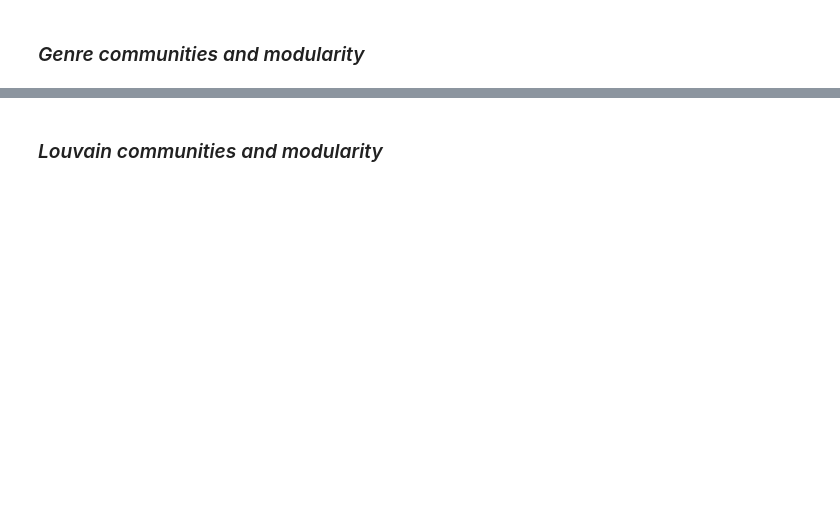
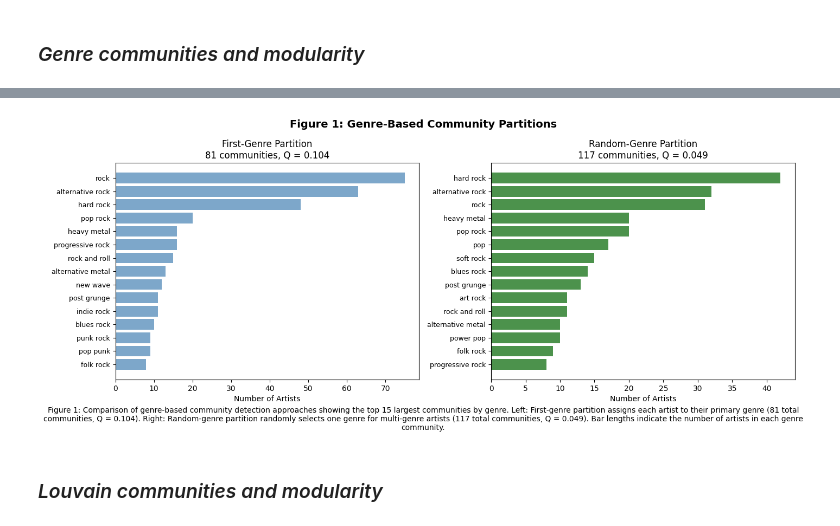
Before and after one commit to malinhauglandh/rock-star-performers, a Jupyter notebook: communities/find_communities.ipynb, the cells around one changed output, grey strips where cells are left out. Saved outputs shown, nothing was run; the diff lists cells and outputs as text; code cells hidden in the pictures; blank space fills up the shorter version.

```diff
--- a/communities/find_communities.ipynb
+++ b/communities/find_communities.ipynb
@@ -140,16 +32,15 @@ from networkx.algorithms.community.quality import modularity as nx_modularity
 RANDOM_SEED = 42
 # ---------------------------
 
-assert 'H' in globals(), "I expected a subgraph H with the nodes you keep."
-assert 'resolved' in globals(), "I expected a dict 'resolved' mapping node -> genres info."
+assert 'H' in globals()
+assert 'resolved' in globals()
 
-# Helper: get genre list for a node from your 'resolved' dict, respecting your original values.
+# Helper: get genre list for a node
 def get_genres(n):
     # Get the JSON key for this node
     json_key = resolved[n]
     # Get the genres list from the raw genres data
     gl = genres_raw.get(json_key, [])
-    # Use as-is (no normalization); just ensure it's a list of non-empty strings
     return [g for g in gl if str(g).strip()]
 
 # Build communities from node labels
@@ -157,33 +48,21 @@ def communities_from_labels(graph, labels_dict):
     groups = defaultdict(set)
     for node, label in labels_dict.items():
         groups[label].add(node)
-    # drop empties (shouldn't happen)
     return [s for s in groups.values() if s]
 
-# Print partition stats
-def part_stats(title, labels_dict, graph):
-    c = Counter(labels_dict.values())
-    sizes = sorted(c.values())
-    median = sizes[len(sizes)//2] if sizes else 0
-    print(f"\n[{title}] groups={len(c)}  avg size={graph.number_of_nodes()/max(1,len(c)):.1f}  median size={median}")
-    for lab, sz in c.most_common(10):
-        print(f"  - {lab}: {sz}")
 
-print(f"Working subgraph: {H.number_of_nodes():,} nodes, {H.number_of_edges():,} edges")
-
-# A) FIRST GENRE
+# A) FIRST GENRE PARTITION
 labels_first = {}
 for n in H.nodes():
     gl = get_genres(n)
     if not gl:
         continue
-    labels_first[n] = gl[0]  # <-- use first genre exactly as stored
+    labels_first[n] = gl[0]
+
 comms_first = communities_from_labels(H, labels_first)
 Q_first = nx_modularity(H, comms_first)
-part_stats("First-genre partition", labels_first, H)
-print(f"\nModularity Q (first genre): {Q_first:.4f}")
 
-# B) RANDOM GENRE for multi-genre nodes
+# B) RANDOM GENRE PARTITION
 rng = random.Random(RANDOM_SEED)
 labels_rand = {}
 for n in H.nodes():
@@ -191,12 +70,53 @@ for n in H.nodes():
     if not gl:
         continue
     labels_rand[n] = gl[0] if len(gl) == 1 else rng.choice(gl)
+
 comms_rand = communities_from_labels(H, labels_rand)
 Q_rand = nx_modularity(H, comms_rand)
-part_stats("Random-genre partition (multi-genre randomized)", labels_rand, H)
-print(f"\nModularity Q (random genre): {Q_rand:.4f}")
 
-labels_spec = {n: get_genres(n)[0] for n in H.nodes()}
-comms_spec = communities_from_labels(H, labels_spec)
-Q_spec = nx_modularity(H, comms_spec)
+# Create visualization of genre partitions
+import matplotlib.pyplot as plt
+import pandas as pd
+
+fig, (ax1, ax2) = plt.subplots(1, 2, figsize=(14, 6))
+
+# First genre partition
+counts_first = Counter(labels_first.values())
+top_15_first = counts_first.most_common(15)
+df_first = pd.DataFrame(top_15_first, columns=['Genre', 'Artists'])
+
+ax1.barh(range(len(df_first)), df_first['Artists'], color='steelblue', alpha=0.7)
+ax1.set_yticks(range(len(df_first)))
+ax1.set_yticklabels([g[:20] + '...' if len(g) > 20 else g for g in df_first['Genre']], fontsize=9)
+ax1.set_xlabel('Number of Artists')
+ax1.set_title(f'First-Genre Partition\n{len(counts_first)} communities, Q = {Q_first:.3f}')
+ax1.invert_yaxis()
+
+# Random genre partition
+counts_rand = Counter(labels_rand.values())
+top_15_rand = counts_rand.most_common(15)
+df_rand = pd.DataFrame(top_15_rand, columns=['Genre', 'Artists'])
+
+ax2.barh(range(len(df_rand)), df_rand['Artists'], color='darkgreen', alpha=0.7)
+ax2.set_yticks(range(len(df_rand)))
+ax2.set_yticklabels([g[:20] + '...' if len(g) > 20 else g for g in df_rand['Genre']], fontsize=9)
+ax2.set_xlabel('Number of Artists')
+ax2.set_title(f'Random-Genre Partition\n{len(counts_rand)} communities, Q = {Q_rand:.3f}')
+ax2.invert_yaxis()
+
+plt.suptitle('Figure 1: Genre-Based Community Partitions', fontsize=14, fontweight='bold')
+
+# Add figure caption
+caption_text = (f"Figure 1: Comparison of genre-based community detection approaches showing the top 15 largest "
+               f"communities by genre. Left: First-genre partition assigns each artist to their primary "
+               f"genre ({len(counts_first)} total communities, Q = {Q_first:.3f}). Right: Random-genre "
+               f"partition randomly selects one genre for multi-genre artists ({len(counts_rand)} total "
+               f"communities, Q = {Q_rand:.3f}). Bar lengths indicate the number of artists in each genre community.")
+
+fig.text(0.5, 0.02, caption_text, fontsize=10, ha='center', va='bottom',
+         wrap=True, transform=fig.transFigure)
+
+plt.tight_layout()
+plt.subplots_adjust(bottom=0.18)
+plt.show()
 # %% [output]
@@ -220,3 +123,4 @@ Modularity Q (random genre): 0.0433
+[figure, added]
 # %% [markdown]
 ### *Louvain communities and modularity*
 # %%
```
Also changed, not shown: parts of 6 cells of this notebook, 4 other files.
